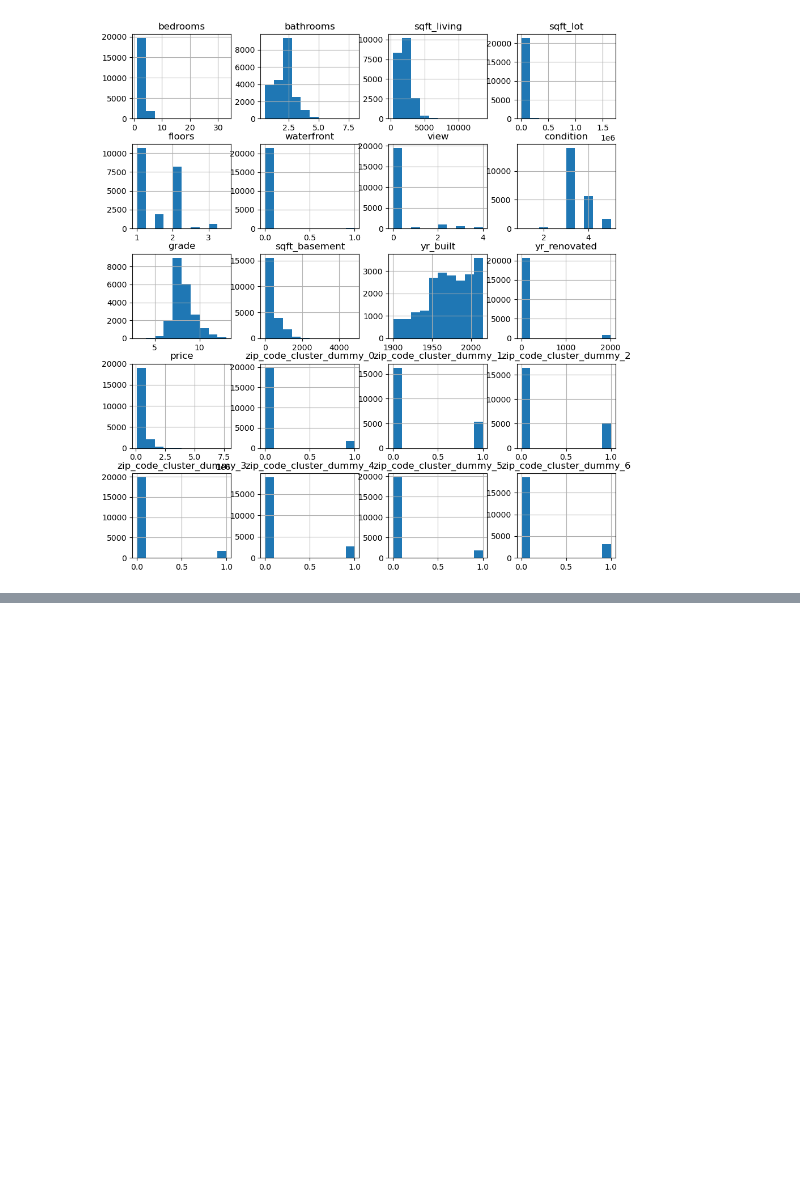
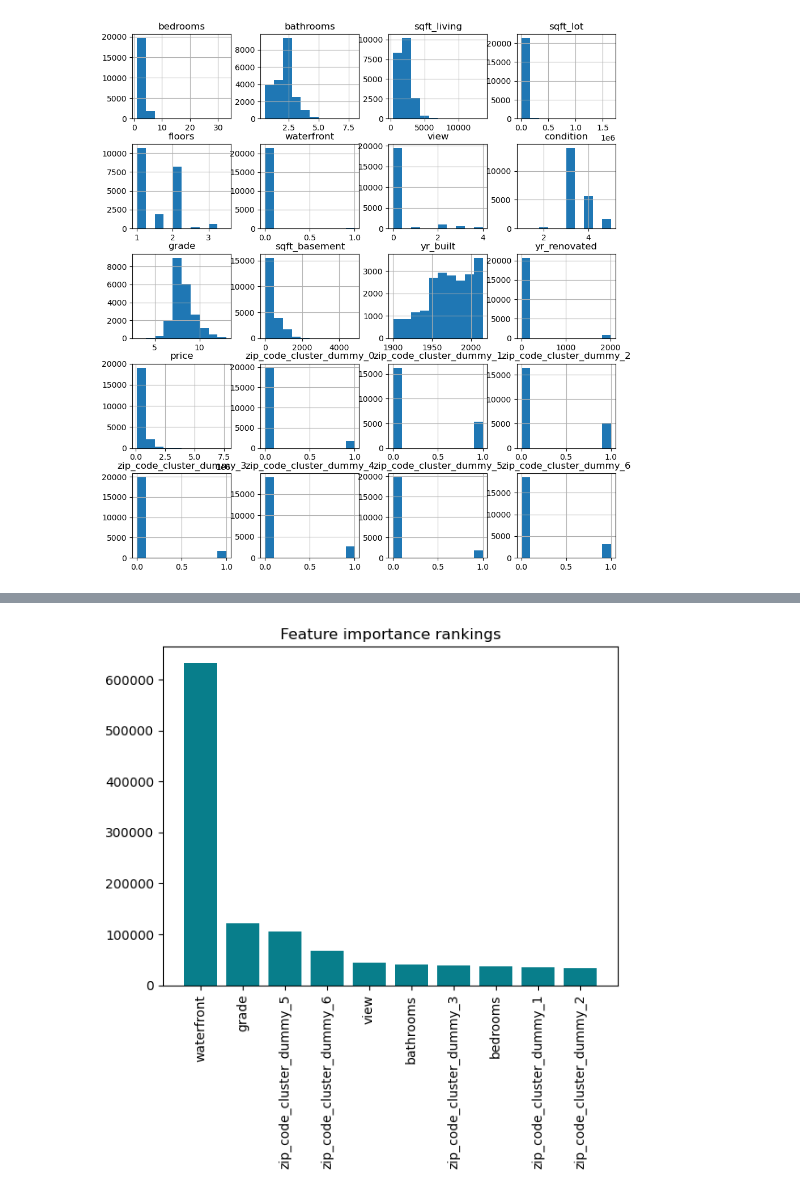
Before and after one commit to mathildemariemonge/Selling-Seattle, a Jupyter notebook: Seattle_ilkay_cleaned_standardscaler_ready.ipynb, the cells around one changed output, grey strips where cells are left out. Cells and saved outputs as stored; diff of their text form; code cells hidden in the pictures; blank space fills up the shorter version.

```diff
--- a/Seattle_ilkay_cleaned_standardscaler_ready.ipynb
+++ b/Seattle_ilkay_cleaned_standardscaler_ready.ipynb
@@ -408,0 +444,7 @@ RMSE:  3763463.7300913106
+# %%
+features_importances = pd.DataFrame(data={
+    'Attribute': X_train.columns,
+    'Importance': abs(lr.coef_.reshape(len(X_train.columns),))
+})
+features_importances = features_importances.sort_values(by='Importance', ascending=False)
+features_importances
@@ -408,0 +469,7 @@ RMSE:  3763463.7300913106
+# %%
+plt.bar(x=features_importances['Attribute'].iloc[:10], height=features_importances['Importance'].iloc[:10], color='#087E8B')
+plt.title('Feature importance rankings', size=12)
+plt.xticks(rotation='vertical')
+plt.show()
+# %% [output]
+[figure, added]
```
Also changed, not shown: parts of 7 cells of this notebook.
